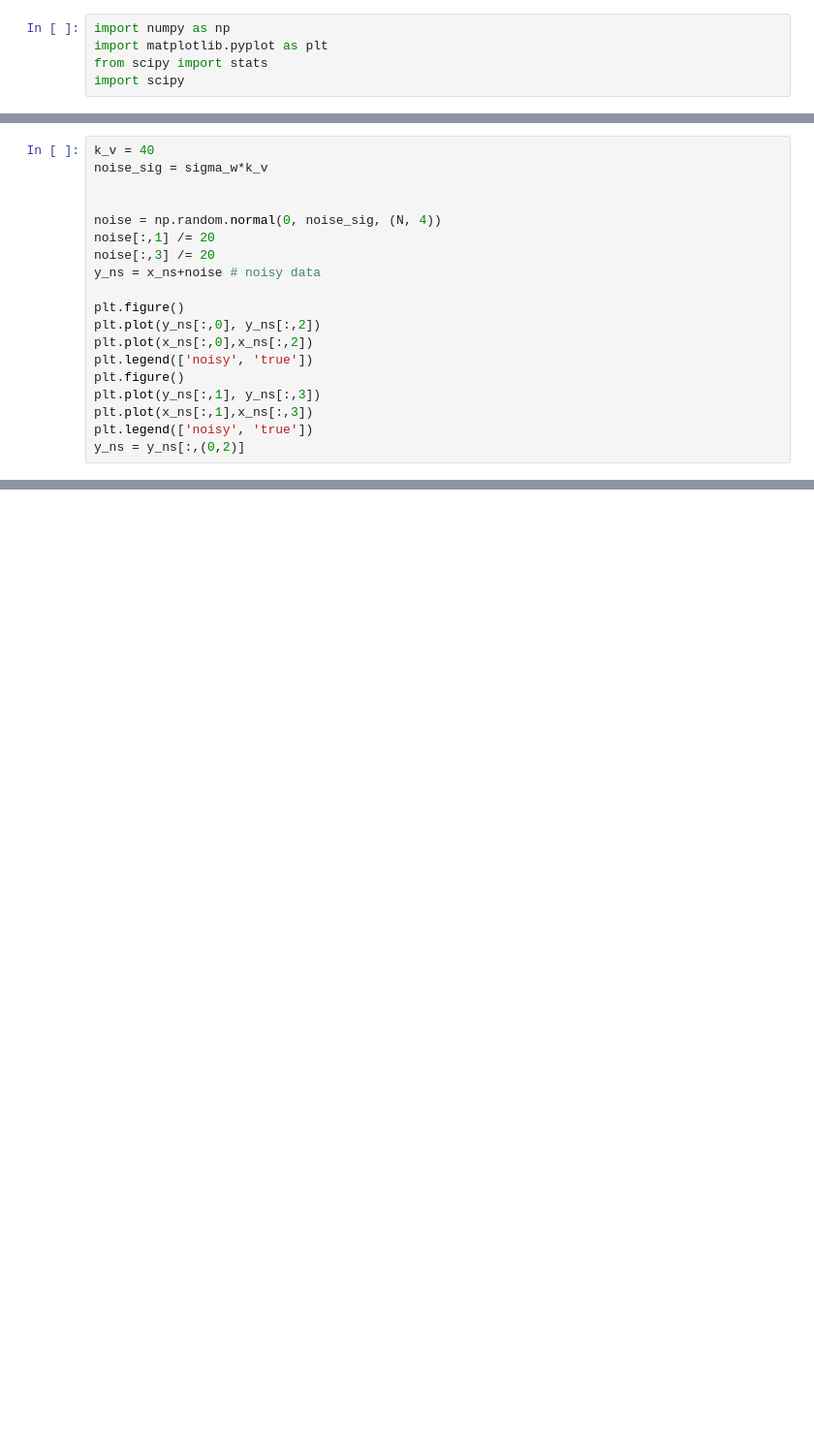
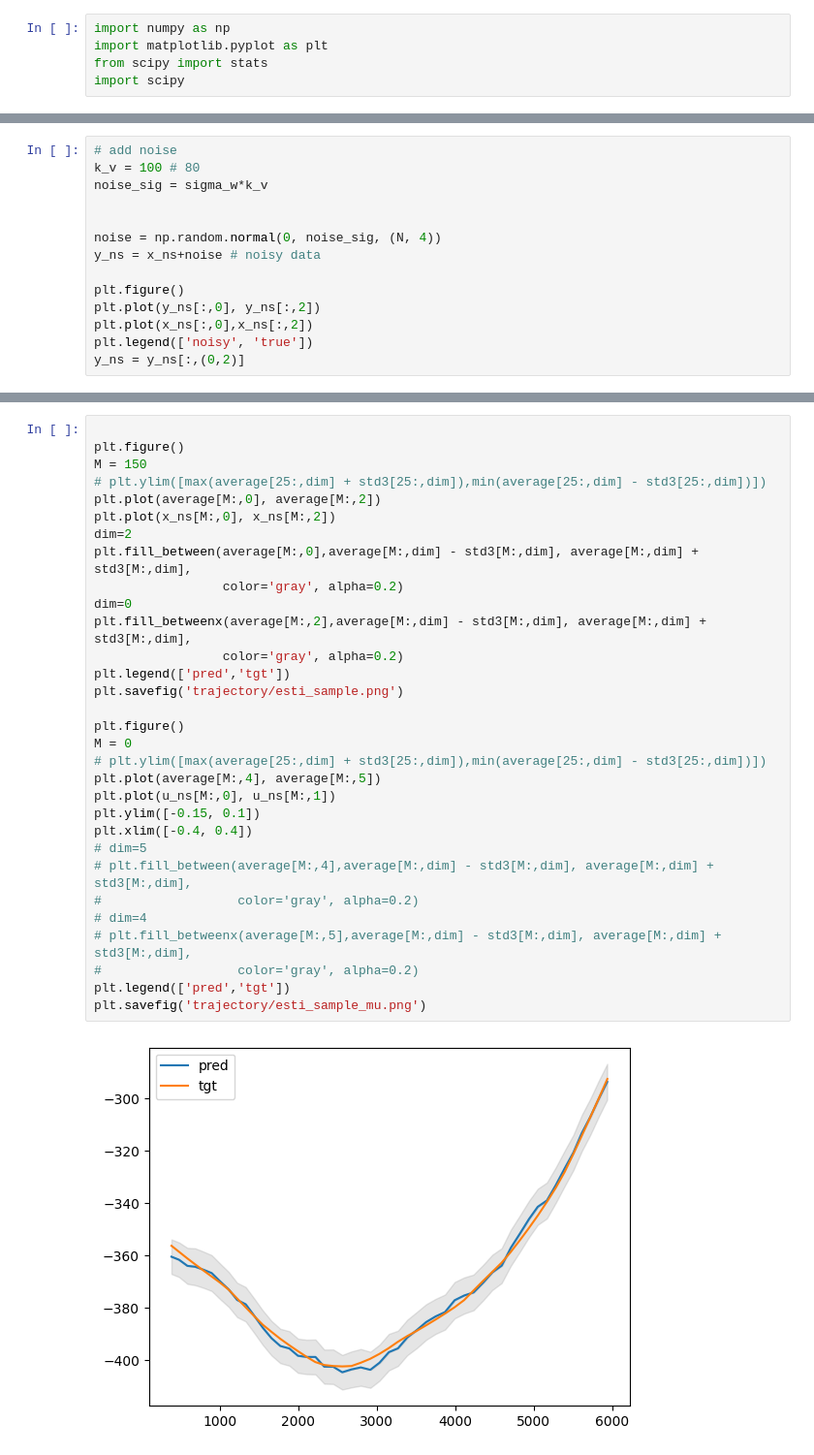
Before and after one commit to ShariceLiu/levy_simu, a Jupyter notebook: nD_simu_changing_mu.ipynb, the cells around one changed output, grey strips where cells are left out. Shown at 97% size. Cells and saved outputs as stored; diff of their text form; blank space fills up the shorter version.

```diff
--- a/nD_simu_changing_mu.ipynb
+++ b/nD_simu_changing_mu.ipynb
@@ -260,20 +271,15 @@ Text(0.5, 1.0, 'Mean of noise')
 # %%
-k_v = 40
+# add noise
+k_v = 100 # 80
 noise_sig = sigma_w*k_v
 
 
 noise = np.random.normal(0, noise_sig, (N, 4))
-noise[:,1] /= 20
-noise[:,3] /= 20
 y_ns = x_ns+noise # noisy data
 
 plt.figure()
 plt.plot(y_ns[:,0], y_ns[:,2])
 plt.plot(x_ns[:,0],x_ns[:,2])
 plt.legend(['noisy', 'true'])
-plt.figure()
-plt.plot(y_ns[:,1], y_ns[:,3])
-plt.plot(x_ns[:,1],x_ns[:,3])
-plt.legend(['noisy', 'true'])
 y_ns = y_ns[:,(0,2)]
 # %% [output]
@@ -593,0 +686,33 @@ print(average[-1,4],average[-1,5])
+# %%
+
+plt.figure()
+M = 150
+# plt.ylim([max(average[25:,dim] + std3[25:,dim]),min(average[25:,dim] - std3[25:,dim])])
+plt.plot(average[M:,0], average[M:,2])
+plt.plot(x_ns[M:,0], x_ns[M:,2])
+dim=2
+plt.fill_between(average[M:,0],average[M:,dim] - std3[M:,dim], average[M:,dim] + std3[M:,dim],
+                 color='gray', alpha=0.2)
+dim=0
+plt.fill_betweenx(average[M:,2],average[M:,dim] - std3[M:,dim], average[M:,dim] + std3[M:,dim],
+                 color='gray', alpha=0.2)
+plt.legend(['pred','tgt'])
+plt.savefig('trajectory/esti_sample.png')
+
+plt.figure()
+M = 0
+# plt.ylim([max(average[25:,dim] + std3[25:,dim]),min(average[25:,dim] - std3[25:,dim])])
+plt.plot(average[M:,4], average[M:,5])
+plt.plot(u_ns[M:,0], u_ns[M:,1])
+plt.ylim([-0.15, 0.1])
+plt.xlim([-0.4, 0.4])
+# dim=5
+# plt.fill_between(average[M:,4],average[M:,dim] - std3[M:,dim], average[M:,dim] + std3[M:,dim],
+#                  color='gray', alpha=0.2)
+# dim=4
+# plt.fill_betweenx(average[M:,5],average[M:,dim] - std3[M:,dim], average[M:,dim] + std3[M:,dim],
+#                  color='gray', alpha=0.2)
+plt.legend(['pred','tgt'])
+plt.savefig('trajectory/esti_sample_mu.png')
+# %% [output]
+[figure, added]
```
Also changed, not shown: parts of 9 cells of this notebook, 18 other files.
